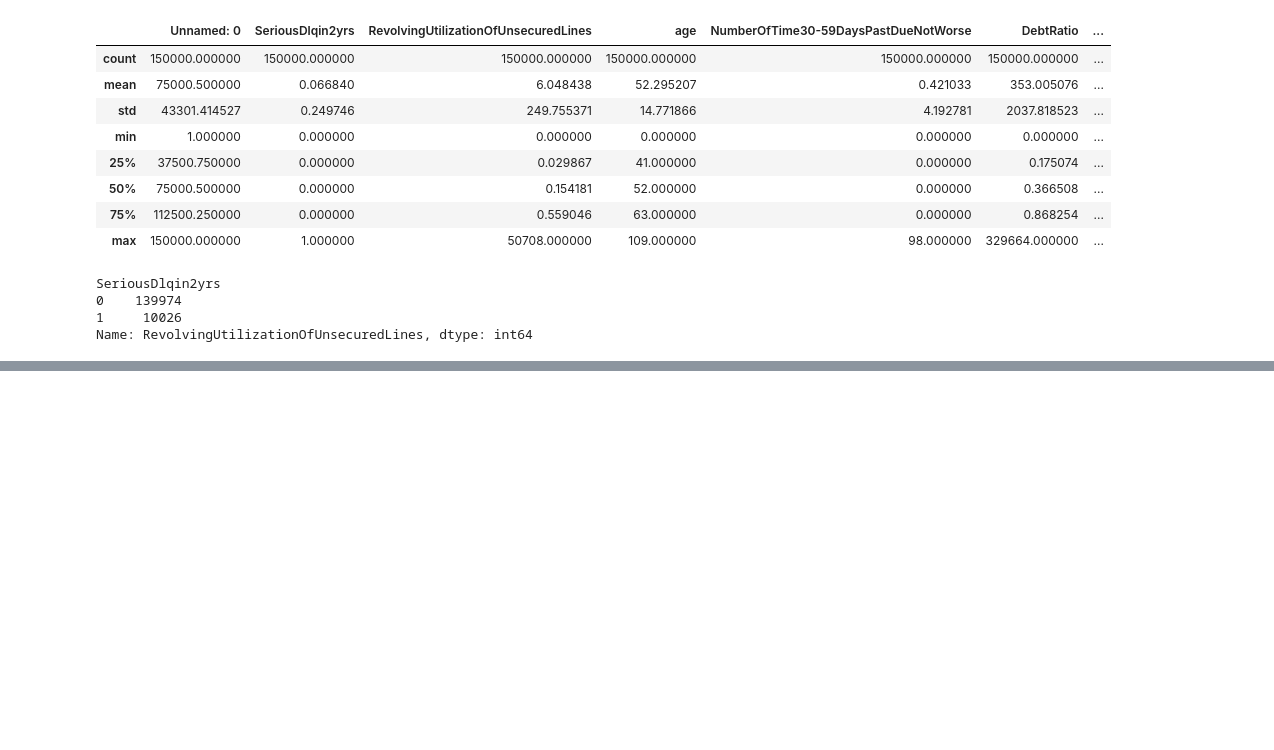
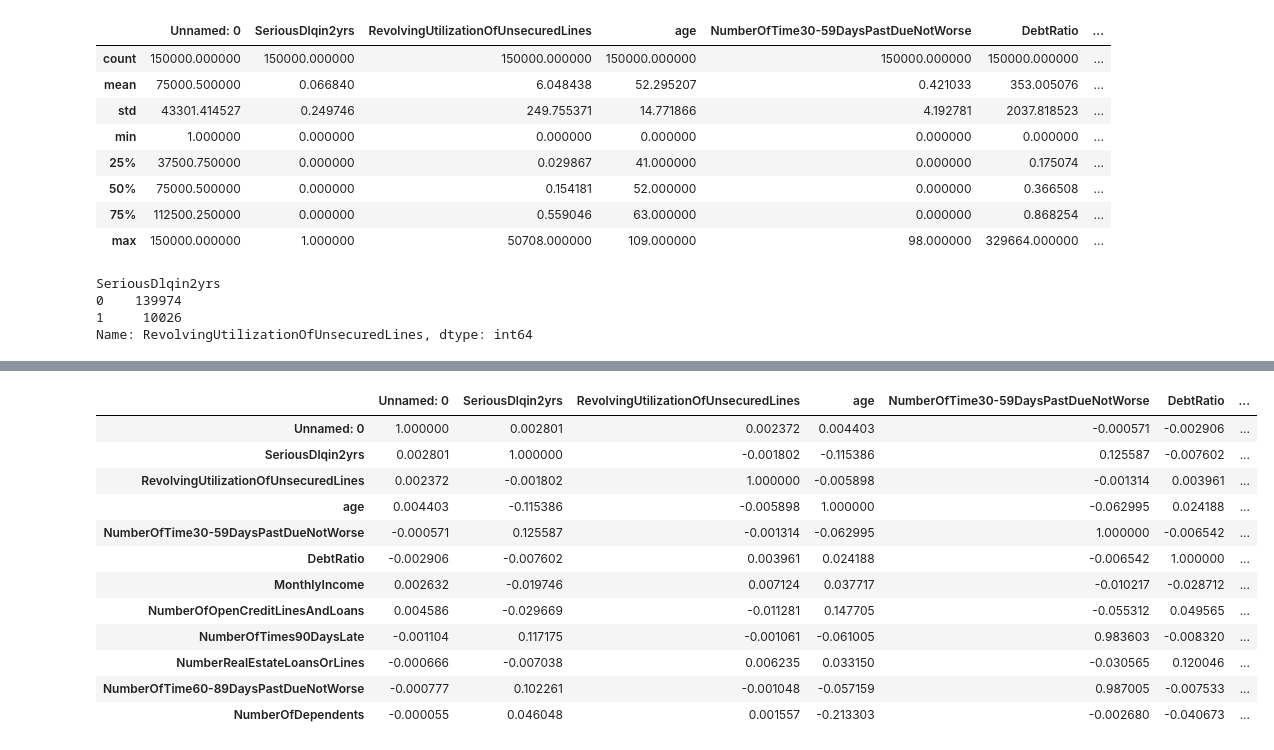
Before and after one commit to adelra/kaggle_credit, a Jupyter notebook: notebooks/data_exploration.ipynb, the cells around one changed output, grey strips where cells are left out. Cells and saved outputs as stored; diff of their text form; code cells hidden in the pictures; blank space fills up the shorter version.

```diff
--- a/notebooks/data_exploration.ipynb
+++ b/notebooks/data_exploration.ipynb
@@ -41,0 +52,16 @@ Name: RevolvingUtilizationOfUnsecuredLines, dtype: int64
+# %%
+corrMatrix
+# %% [output]
+|  | Unnamed: 0 | SeriousDlqin2yrs | RevolvingUtilizationOfUnsecuredLines | age | NumberOfTime30-59DaysPastDueNotWorse | DebtRatio | ... |
+| Unnamed: 0 | 1.000000 | 0.002801 | 0.002372 | 0.004403 | -0.000571 | -0.002906 | ... |
+| SeriousDlqin2yrs | 0.002801 | 1.000000 | -0.001802 | -0.115386 | 0.125587 | -0.007602 | ... |
+| RevolvingUtilizationOfUnsecuredLines | 0.002372 | -0.001802 | 1.000000 | -0.005898 | -0.001314 | 0.003961 | ... |
+| age | 0.004403 | -0.115386 | -0.005898 | 1.000000 | -0.062995 | 0.024188 | ... |
+| NumberOfTime30-59DaysPastDueNotWorse | -0.000571 | 0.125587 | -0.001314 | -0.062995 | 1.000000 | -0.006542 | ... |
+| DebtRatio | -0.002906 | -0.007602 | 0.003961 | 0.024188 | -0.006542 | 1.000000 | ... |
+| MonthlyIncome | 0.002632 | -0.019746 | 0.007124 | 0.037717 | -0.010217 | -0.028712 | ... |
+| NumberOfOpenCreditLinesAndLoans | 0.004586 | -0.029669 | -0.011281 | 0.147705 | -0.055312 | 0.049565 | ... |
+| NumberOfTimes90DaysLate | -0.001104 | 0.117175 | -0.001061 | -0.061005 | 0.983603 | -0.008320 | ... |
+| NumberRealEstateLoansOrLines | -0.000666 | -0.007038 | 0.006235 | 0.033150 | -0.030565 | 0.120046 | ... |
+| NumberOfTime60-89DaysPastDueNotWorse | -0.000777 | 0.102261 | -0.001048 | -0.057159 | 0.987005 | -0.007533 | ... |
+| NumberOfDependents | -0.000055 | 0.046048 | 0.001557 | -0.213303 | -0.002680 | -0.040673 | ... |
```
Also changed, not shown: parts of 3 cells of this notebook, 2 other files.
